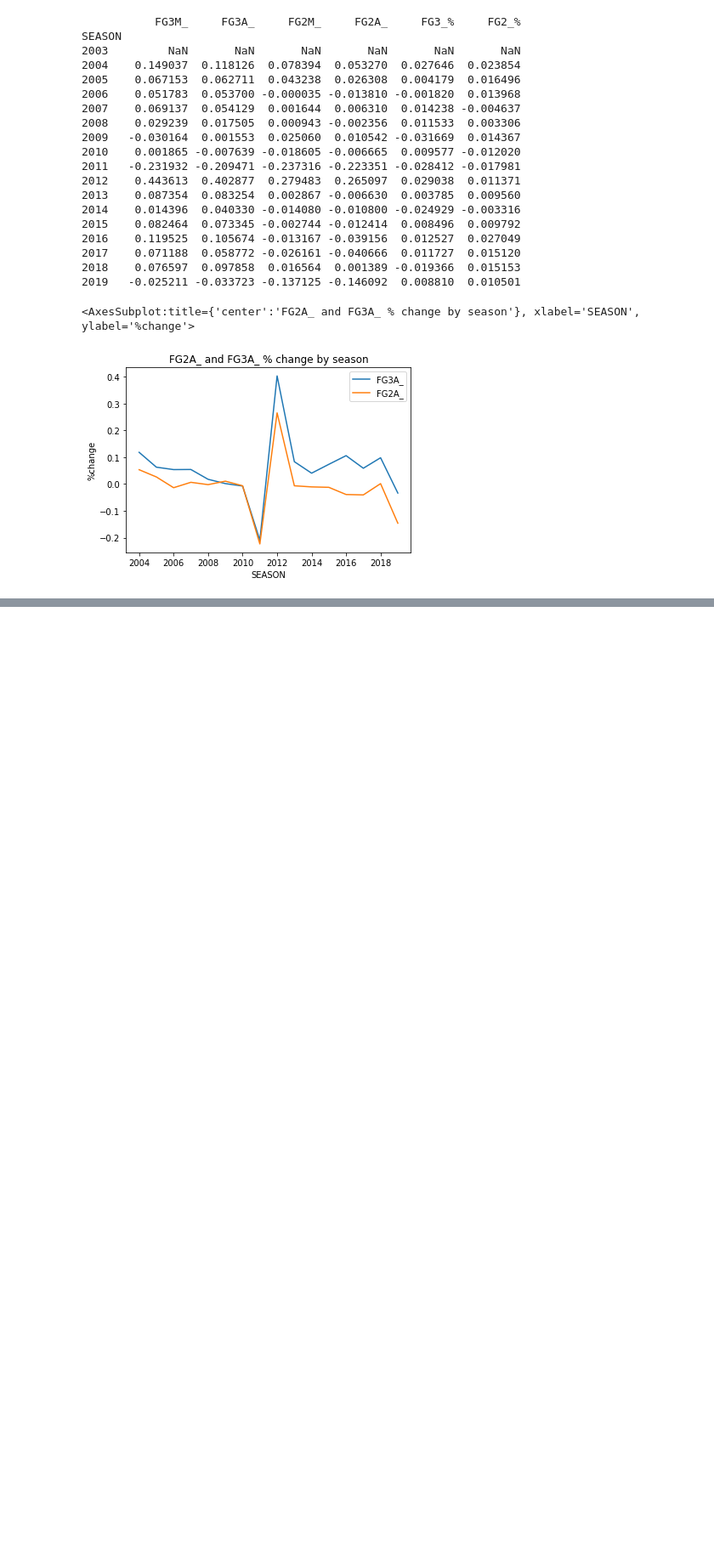
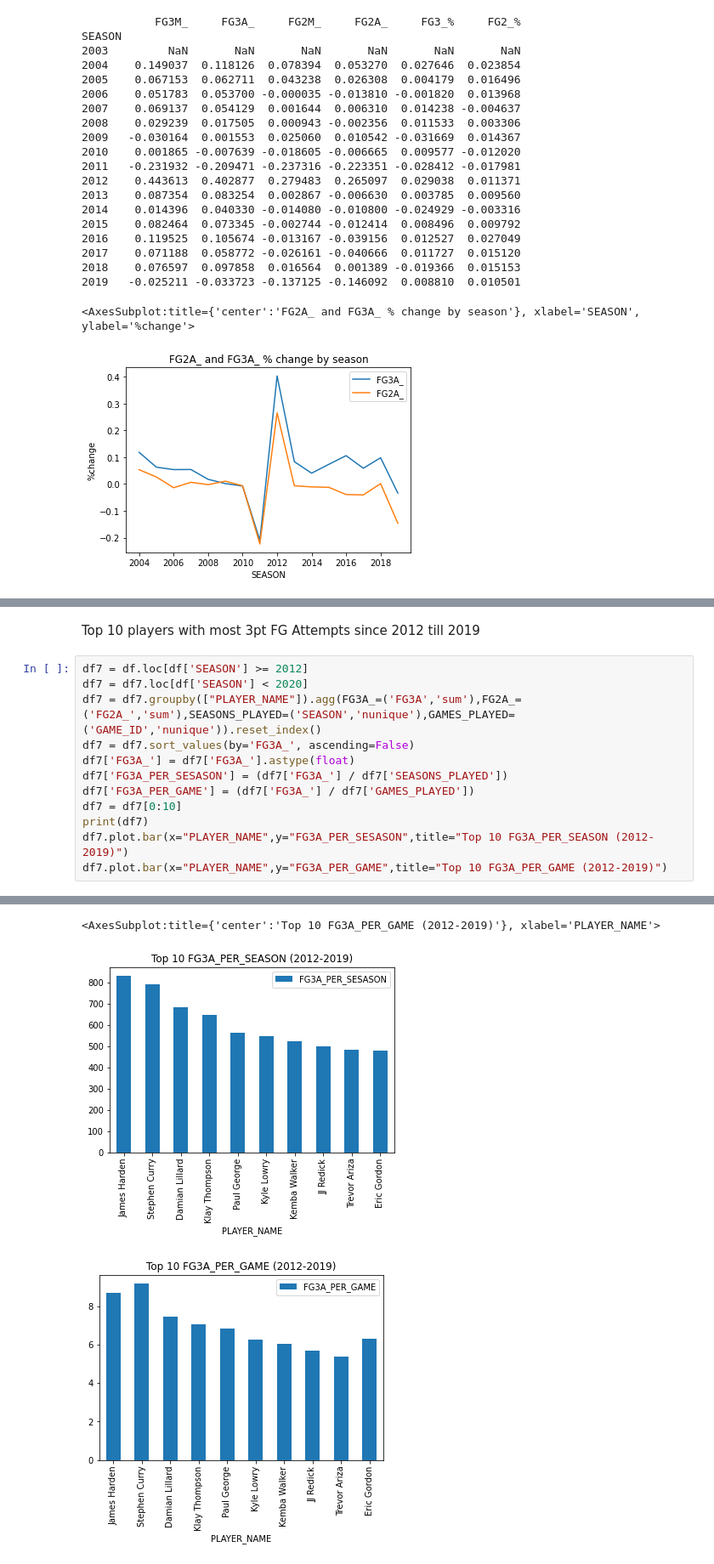
Before and after one commit to camiloms10/NBA_project, a Jupyter notebook: NBA_analysis.ipynb, the cells around one changed output, grey strips where cells are left out. Shown: that part at 85% size. Cells and saved outputs as stored; diff of their text form; blank space fills up the shorter version.

```diff
--- a/NBA_analysis.ipynb
+++ b/NBA_analysis.ipynb
@@ -345,0 +371,15 @@ plt.show()
+# %% [markdown]
+Top 10 players with most 3pt FG Attempts since 2012 till 2019
+# %%
+df7 = df.loc[df['SEASON'] >= 2012]
+df7 = df7.loc[df['SEASON'] < 2020]
+df7 = df7.groupby(["PLAYER_NAME"]).agg(FG3A_=('FG3A','sum'),FG2A_=('FG2A_','sum'),SEASONS_PLAYED=('SEASON','nunique'),GAMES_PLAYED=('GAME_ID','nunique')).reset_index()
+df7 = df7.sort_values(by='FG3A_', ascending=False)
+df7['FG3A_'] = df7['FG3A_'].astype(float)
+df7['FG3A_PER_SESASON'] = (df7['FG3A_'] / df7['SEASONS_PLAYED'])
+df7['FG3A_PER_GAME'] = (df7['FG3A_'] / df7['GAMES_PLAYED'])
+df7 = df7[0:10]
+print(df7)
+df7.plot.bar(x="PLAYER_NAME",y="FG3A_PER_SESASON",title="Top 10 FG3A_PER_SEASON (2012-2019)")
+df7.plot.bar(x="PLAYER_NAME",y="FG3A_PER_GAME",title="Top 10 FG3A_PER_GAME (2012-2019)")
+# %% [output]
@@ -345,0 +403,3 @@ plt.show()
+<AxesSubplot:title={'center':'Top 10 FG3A_PER_GAME (2012-2019)'}, xlabel='PLAYER_NAME'>
+[figure, added]
+[figure, added]
```
Also changed, not shown: parts of 18 cells of this notebook.
